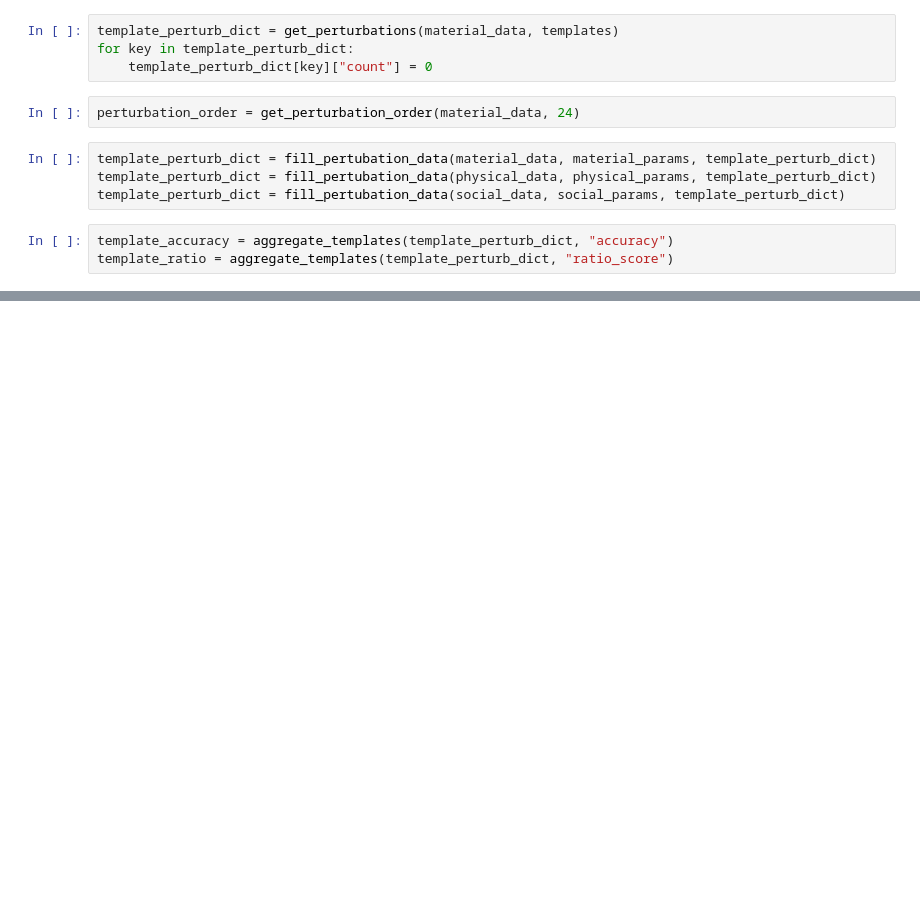
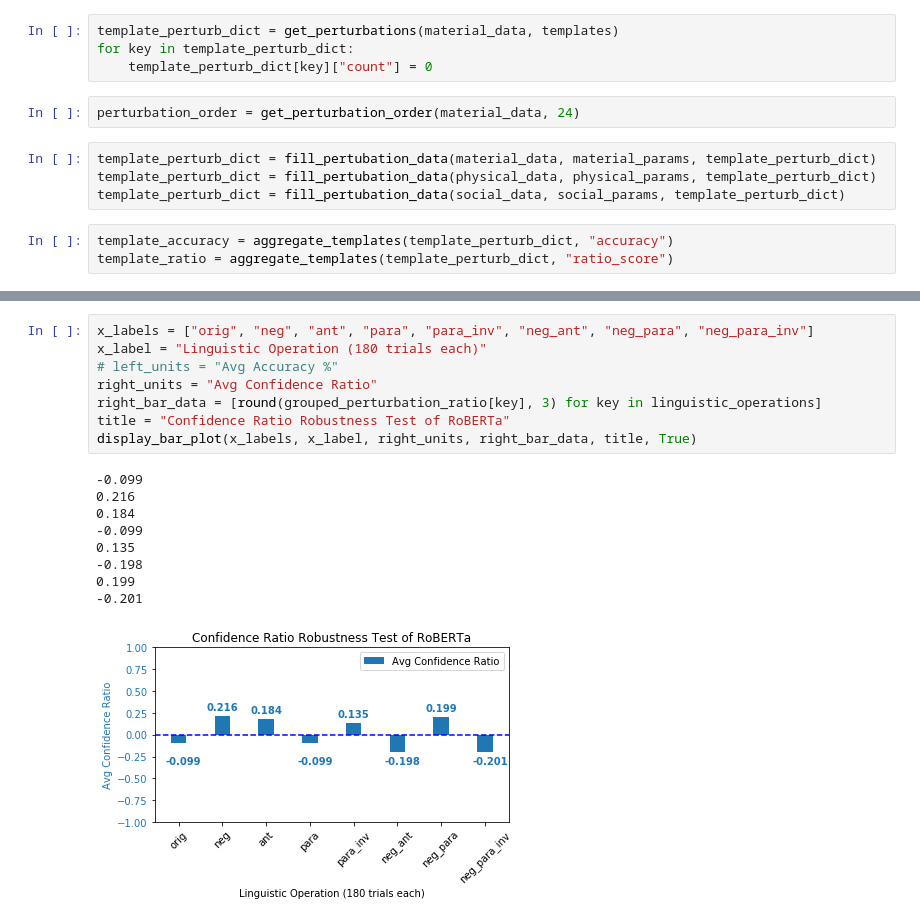
Before and after one commit to shaoxia57/common_sense_embedding_analysis, a Jupyter notebook: Generate_Plots.ipynb, the cells around one changed output, grey strips where cells are left out. Saved outputs shown, nothing was run; the diff lists cells and outputs as text; blank space fills up the shorter version.

```diff
--- a/Generate_Plots.ipynb
+++ b/Generate_Plots.ipynb
@@ -113,0 +218,18 @@ display_two_axis_bar_plot(x_labels, x_label, left_units, right_units,
+# %%
+x_labels = ["orig", "neg", "ant", "para", "para_inv", "neg_ant", "neg_para", "neg_para_inv"]
+x_label = "Linguistic Operation (180 trials each)"
+# left_units = "Avg Accuracy %"
+right_units = "Avg Confidence Ratio"
+right_bar_data = [round(grouped_perturbation_ratio[key], 3) for key in linguistic_operations]
+title = "Confidence Ratio Robustness Test of RoBERTa"
+display_bar_plot(x_labels, x_label, right_units, right_bar_data, title, True)
+# %% [output]
+-0.099
+0.216
+0.184
+-0.099
+0.135
+-0.198
+0.199
+-0.201
+[figure, added]
```
Also changed, not shown: parts of 15 cells of this notebook, 7 other files.
